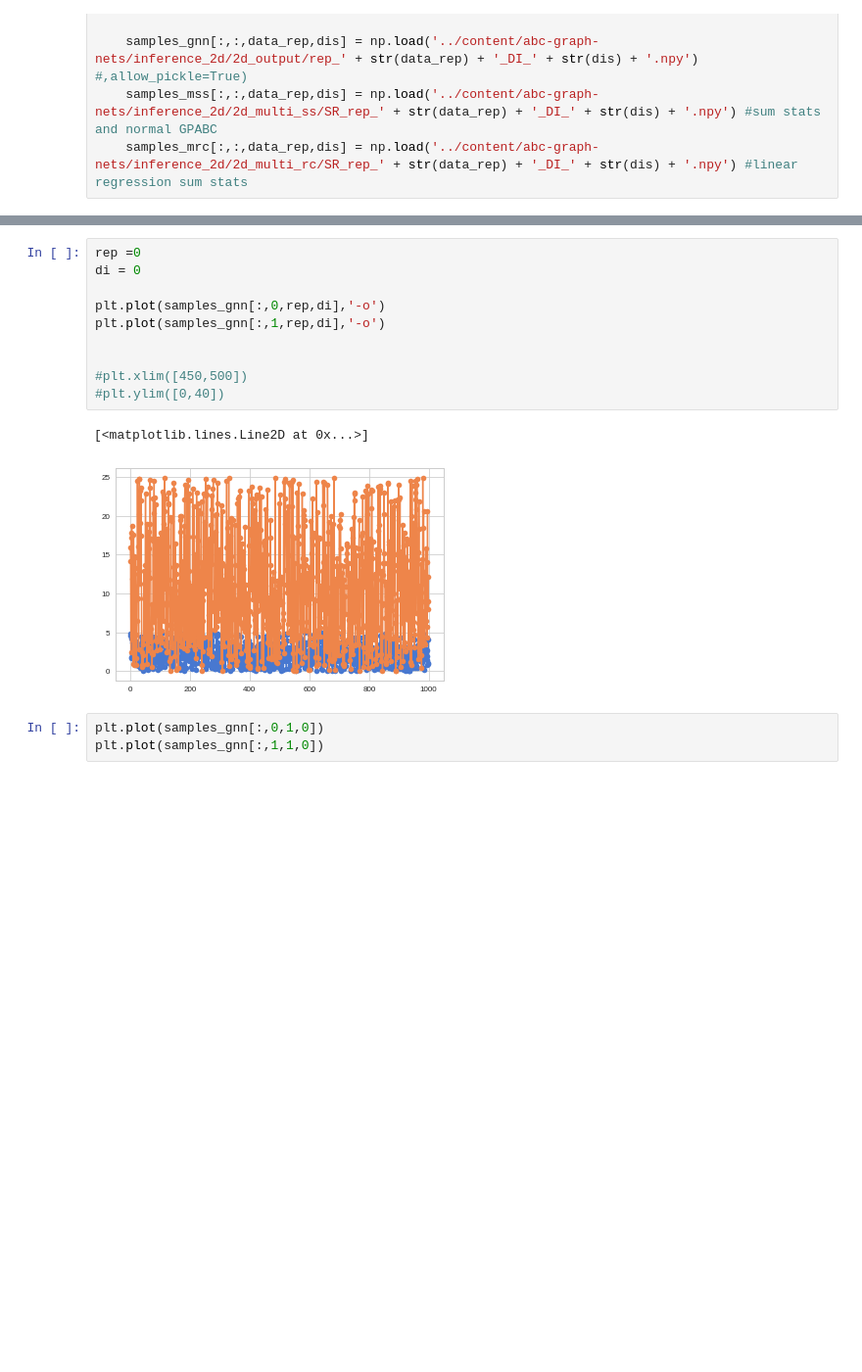
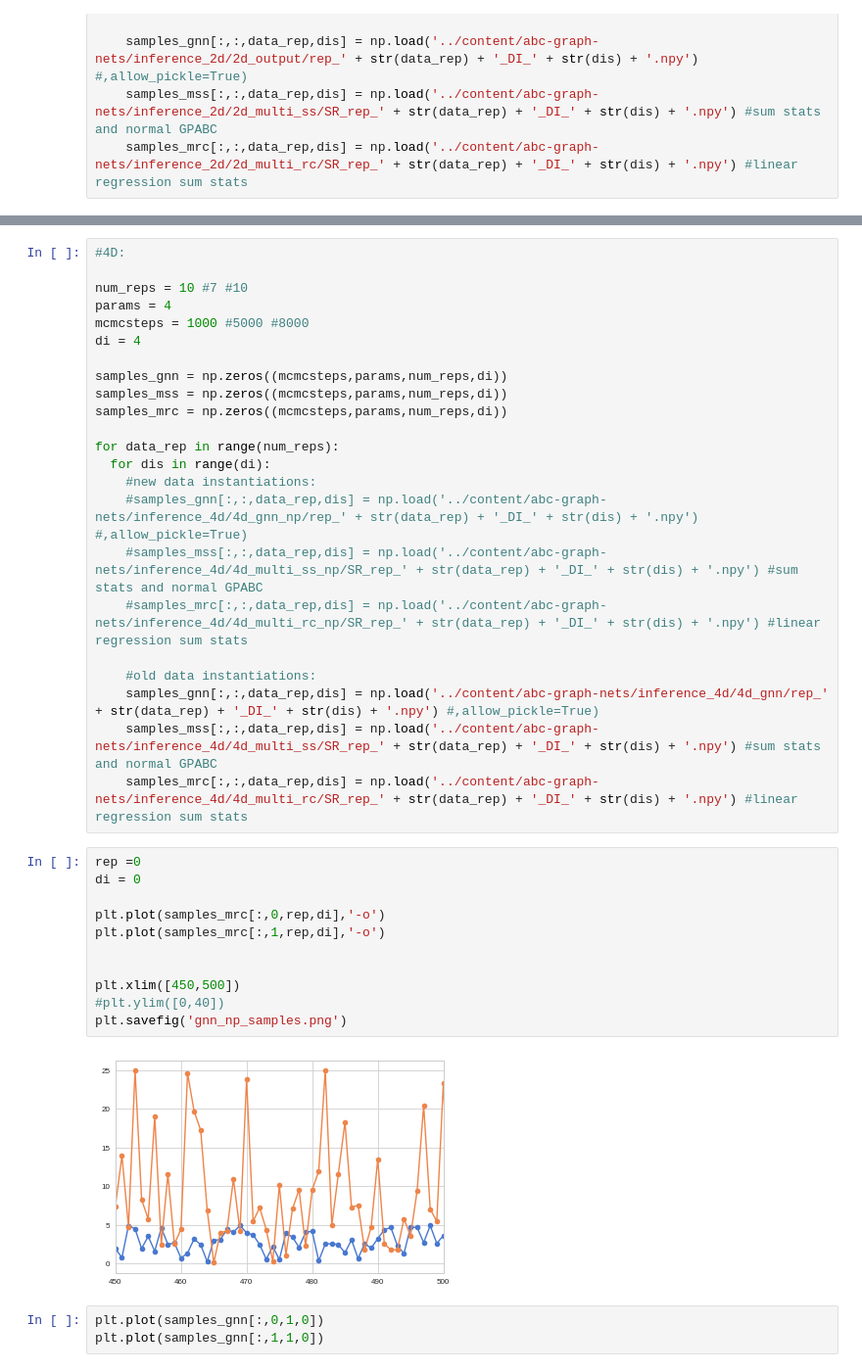
Before and after one commit to ctorney/abc-graph-nets, a Jupyter notebook: zonal_violins_2d_4d.ipynb, the cells around one changed output, grey strips where cells are left out. Shown at 98% size. Drawn from its saved outputs; the diff is of its cells as text; blank space fills up the shorter version.

```diff
--- a/zonal_violins_2d_4d.ipynb
+++ b/zonal_violins_2d_4d.ipynb
@@ -105,16 +139,39 @@ for data_rep in range(num_reps):
+# %%
+#4D:
+
+num_reps = 10 #7 #10
+params = 4
+mcmcsteps = 1000 #5000 #8000
+di = 4
+
+samples_gnn = np.zeros((mcmcsteps,params,num_reps,di))
+samples_mss = np.zeros((mcmcsteps,params,num_reps,di))
+samples_mrc = np.zeros((mcmcsteps,params,num_reps,di))
+
+for data_rep in range(num_reps):
+  for dis in range(di):
+    #new data instantiations:
+    #samples_gnn[:,:,data_rep,dis] = np.load('../content/abc-graph-nets/inference_4d/4d_gnn_np/rep_' + str(data_rep) + '_DI_' + str(dis) + '.npy') #,allow_pickle=True)
+    #samples_mss[:,:,data_rep,dis] = np.load('../content/abc-graph-nets/inference_4d/4d_multi_ss_np/SR_rep_' + str(data_rep) + '_DI_' + str(dis) + '.npy') #sum stats and normal GPABC
+    #samples_mrc[:,:,data_rep,dis] = np.load('../content/abc-graph-nets/inference_4d/4d_multi_rc_np/SR_rep_' + str(data_rep) + '_DI_' + str(dis) + '.npy') #linear regression sum stats
+
+    #old data instantiations:
+    samples_gnn[:,:,data_rep,dis] = np.load('../content/abc-graph-nets/inference_4d/4d_gnn/rep_' + str(data_rep) + '_DI_' + str(dis) + '.npy') #,allow_pickle=True)
+    samples_mss[:,:,data_rep,dis] = np.load('../content/abc-graph-nets/inference_4d/4d_multi_ss/SR_rep_' + str(data_rep) + '_DI_' + str(dis) + '.npy') #sum stats and normal GPABC
+    samples_mrc[:,:,data_rep,dis] = np.load('../content/abc-graph-nets/inference_4d/4d_multi_rc/SR_rep_' + str(data_rep) + '_DI_' + str(dis) + '.npy') #linear regression sum stats
 # %%
 rep =0
 di = 0
 
-plt.plot(samples_gnn[:,0,rep,di],'-o')
-plt.plot(samples_gnn[:,1,rep,di],'-o')
+plt.plot(samples_mrc[:,0,rep,di],'-o')
+plt.plot(samples_mrc[:,1,rep,di],'-o')
 
 
-#plt.xlim([450,500])
+plt.xlim([450,500])
 #plt.ylim([0,40])
+plt.savefig('gnn_np_samples.png')
 # %% [output]
-[<matplotlib.lines.Line2D at 0x...>]
-[figure, old version]
+[figure, new version]
 # %%
 plt.plot(samples_gnn[:,0,1,0])
 plt.plot(samples_gnn[:,1,1,0])
```
Also changed, not shown: parts of 8 cells of this notebook.
